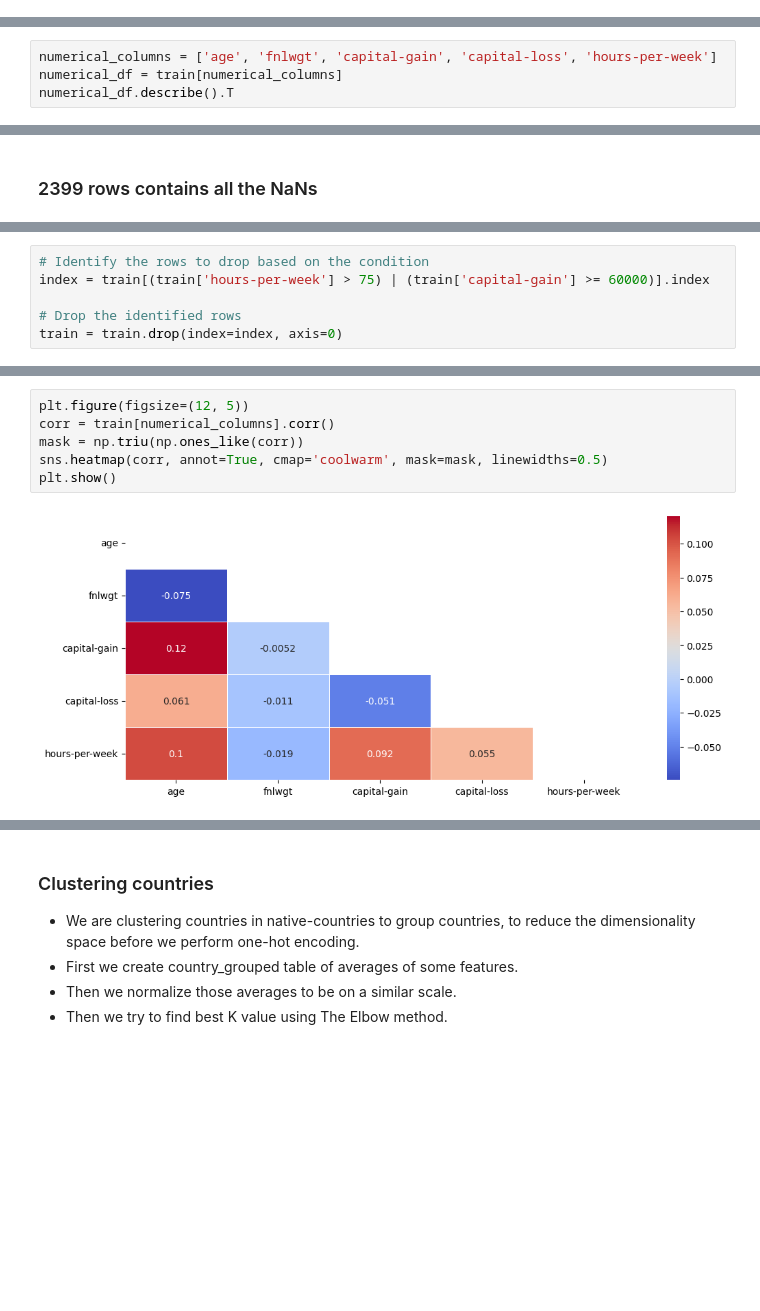
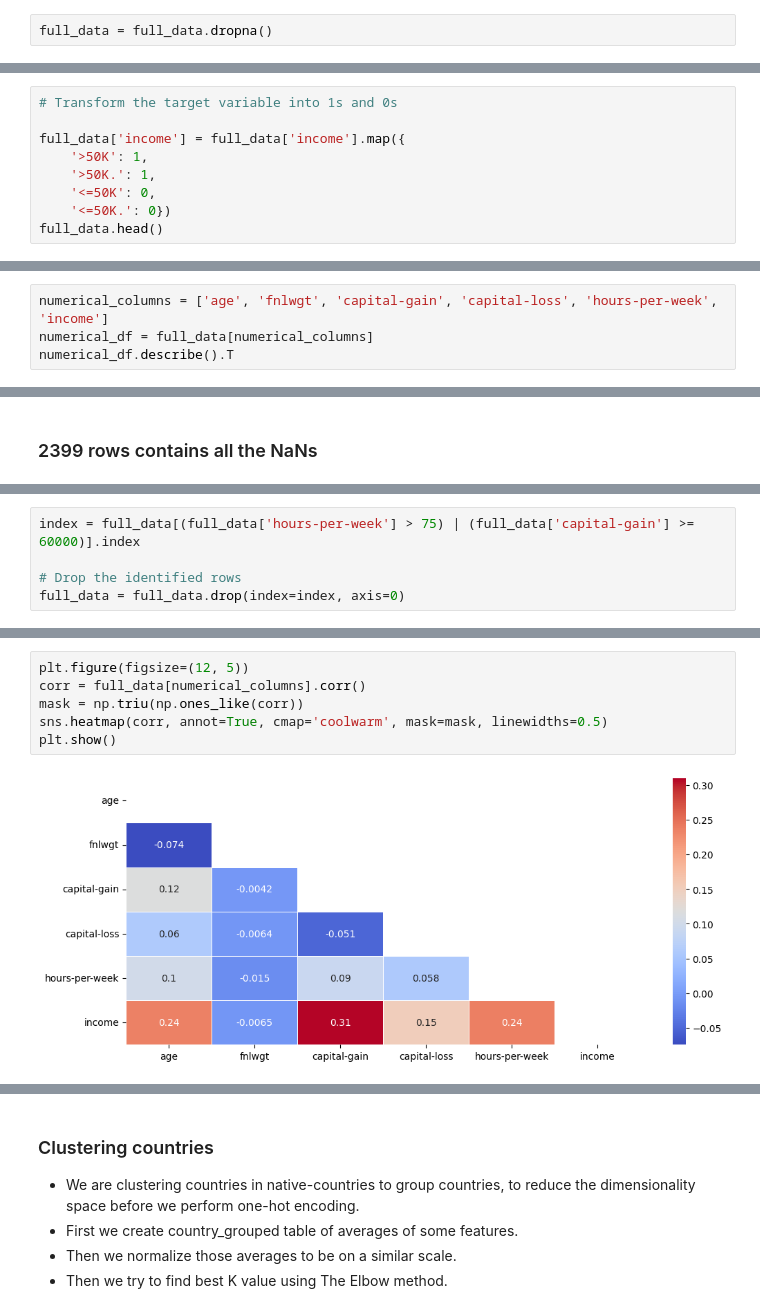
Before and after one commit to HanyAbdelsalam/UCI-Adult-Income-Data-Analysis-practice, a Jupyter notebook: main.ipynb, the cells around one changed output, grey strips where cells are left out. Drawn from its saved outputs; the diff is of its cells as text; blank space fills up the shorter version.

```diff
--- a/main.ipynb
+++ b/main.ipynb
@@ -97 +104,3 @@ train = train.dropna()
+# %%
+full_data = full_data.dropna()
 # %%
@@ -116,0 +128,9 @@ memory usage: 3.7+ MB
+# %%
+# Transform the target variable into 1s and 0s
+
+full_data['income'] = full_data['income'].map({
+    '>50K': 1,
+    '>50K.': 1,
+    '<=50K': 0,
+    '<=50K.': 0})
+full_data.head()
@@ -117,6 +146,6 @@ memory usage: 3.7+ MB
 # %%
-numerical_columns = ['age', 'fnlwgt', 'capital-gain', 'capital-loss', 'hours-per-week']
-numerical_df = train[numerical_columns]
+numerical_columns = ['age', 'fnlwgt', 'capital-gain', 'capital-loss', 'hours-per-week', 'income']
+numerical_df = full_data[numerical_columns]
 numerical_df.describe().T
 # %% [output]
 |  | count | mean | std | min | 25% | 50% | 75% | max |
@@ -211,9 +260,8 @@ plt.show()
 # %%
-# Identify the rows to drop based on the condition
-index = train[(train['hours-per-week'] > 75) | (train['capital-gain'] >= 60000)].index
+index = full_data[(full_data['hours-per-week'] > 75) | (full_data['capital-gain'] >= 60000)].index
 
 # Drop the identified rows
-train = train.drop(index=index, axis=0)
+full_data = full_data.drop(index=index, axis=0)
 # %%
 fig, axes = plt.subplots(len(categorical_columns), 1, figsize=(18, 4 * len(categorical_columns)))
 for i, feature in enumerate(categorical_columns):
@@ -236,8 +284,8 @@ plt.show()
 # %%
 plt.figure(figsize=(12, 5))
-corr = train[numerical_columns].corr()
+corr = full_data[numerical_columns].corr()
 mask = np.triu(np.ones_like(corr))
 sns.heatmap(corr, annot=True, cmap='coolwarm', mask=mask, linewidths=0.5)
 plt.show()
 # %% [output]
-[figure, old version]
+[figure, new version]
```
Also changed, not shown: parts of 72 cells of this notebook, 1 other file.
